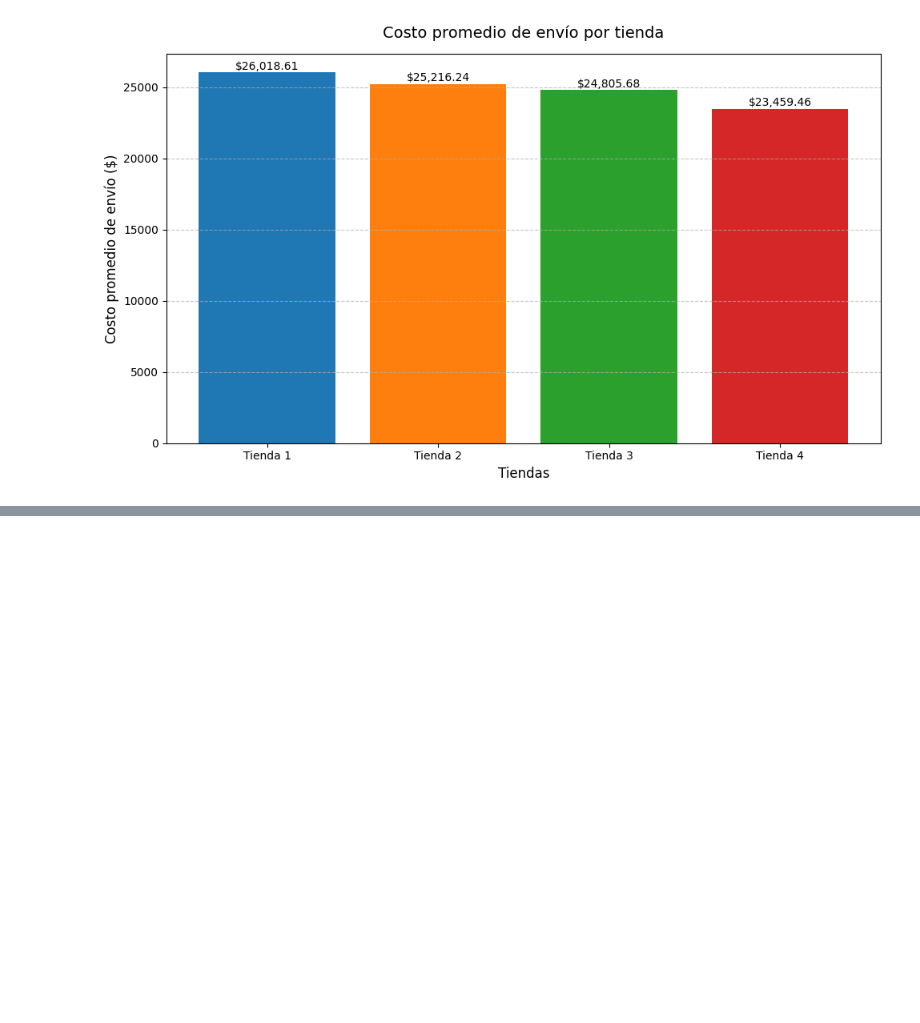
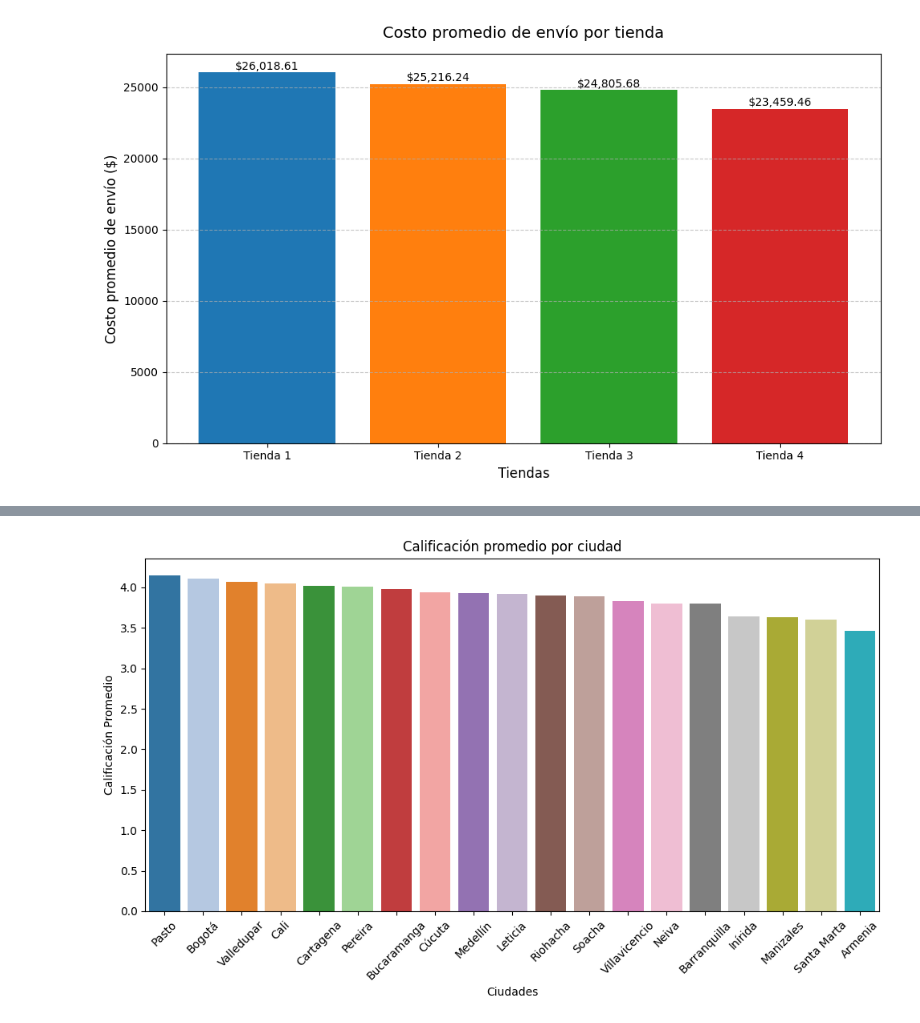
Before and after one commit to igafu053/Alura_Store_Latam, a Jupyter notebook: AluraStoreLatam.ipynb, the cells around one changed output, grey strips where cells are left out. Saved outputs shown, nothing was run; the diff lists cells and outputs as text; code cells hidden in the pictures; blank space fills up the shorter version.

```diff
--- a/AluraStoreLatam.ipynb
+++ b/AluraStoreLatam.ipynb
@@ -876,0 +975,13 @@ Vender la Tienda 4 permite al señor Juan enfocar recursos en las tiendas de mej
+# %%
+# Gráfico de barras para calificaciones promedio
+plt.figure(figsize=(10, 6))
+palette = sns.color_palette("tab20", n_colors=len(city_stats))
+sns.barplot(x='Ciudad', y='Calificación Promedio', hue='Ciudad', palette=palette, data=city_stats, legend=False )
+plt.title('Calificación promedio por ciudad')
+plt.xticks(rotation=45)
+plt.xlabel('Ciudades')
+plt.ylabel('Calificación Promedio')
+plt.tight_layout()
+plt.show()
+# %% [output]
+[figure, added]
```
Also changed, not shown: parts of 13 cells of this notebook.
